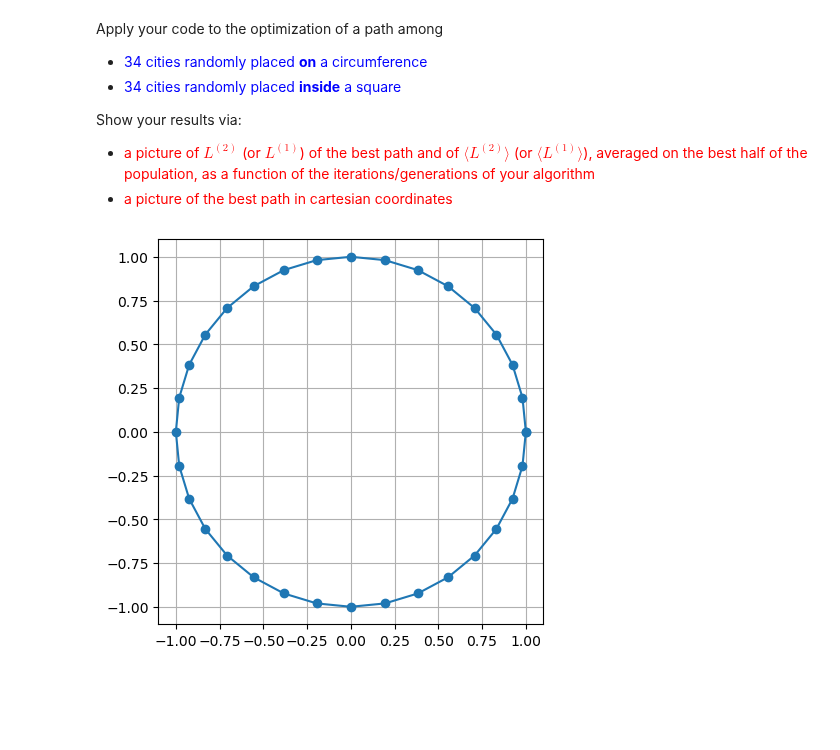
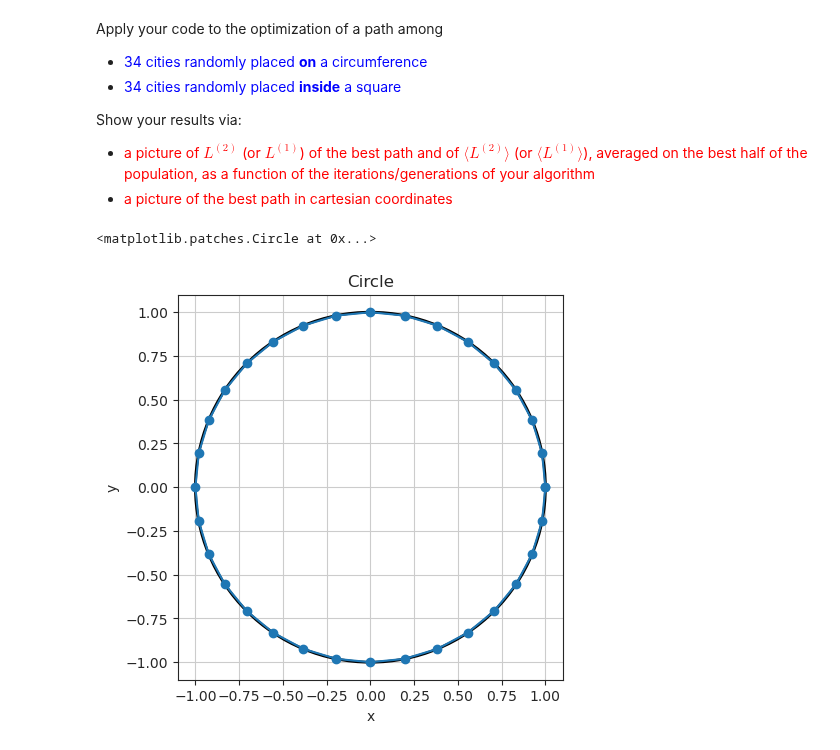
Before and after one commit to RandDouble/SimulazioneNumerica, a Jupyter notebook: LSN_Exercises_09.ipynb, the cells around one changed output. Cells and saved outputs as stored; diff of their text form; code cells hidden in the pictures; blank space fills up the shorter version.

```diff
--- a/LSN_Exercises_09.ipynb
+++ b/LSN_Exercises_09.ipynb
@@ -139,20 +139,30 @@ Show your results via:
 # %%
 import matplotlib.pyplot as plt
 import numpy as np
 import pandas as pd
+import seaborn as sns
+import matplotlib.patches as mpatches
+sns.set_style('ticks')
 
 t = np.linspace(0, 2 * np.pi, 200)
 x = np.cos(t)
 y = np.sin(t)
 
 data = pd.read_csv('eser_9/9_1/best_config_circle.csv')
 data.loc[data.size] = data.loc[0]
 
+circle = mpatches.Circle((0, 0), 1, fill=False, edgecolor='k', lw=2)
+
 # plt.plot(x, y, color = 'k', lw = 2)
 plt.plot(data['x'], data['y'], marker='o')
+plt.xlabel('x')
+plt.ylabel('y')
+plt.title('Circle')
 plt.grid()
 plt.gcf().set_figwidth(5)
 plt.gcf().set_figheight(5)
 plt.gca().set_aspect('equal','box')
+plt.gca().add_patch(circle)
 # %% [output]
+<matplotlib.patches.Circle at 0x...>
-[figure, old version]
+[figure, new version]
```
Also changed, not shown: parts of 3 cells of this notebook, 1 other file.
